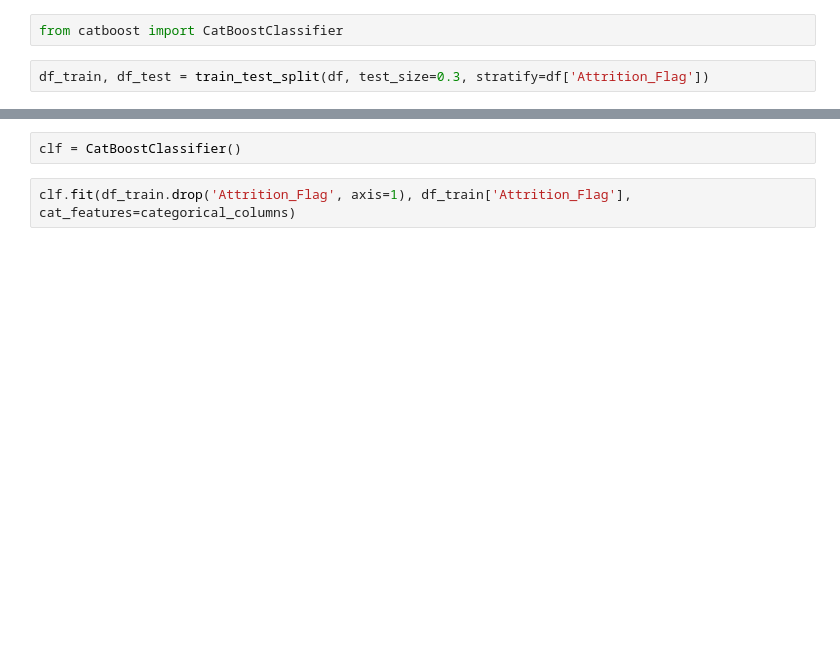
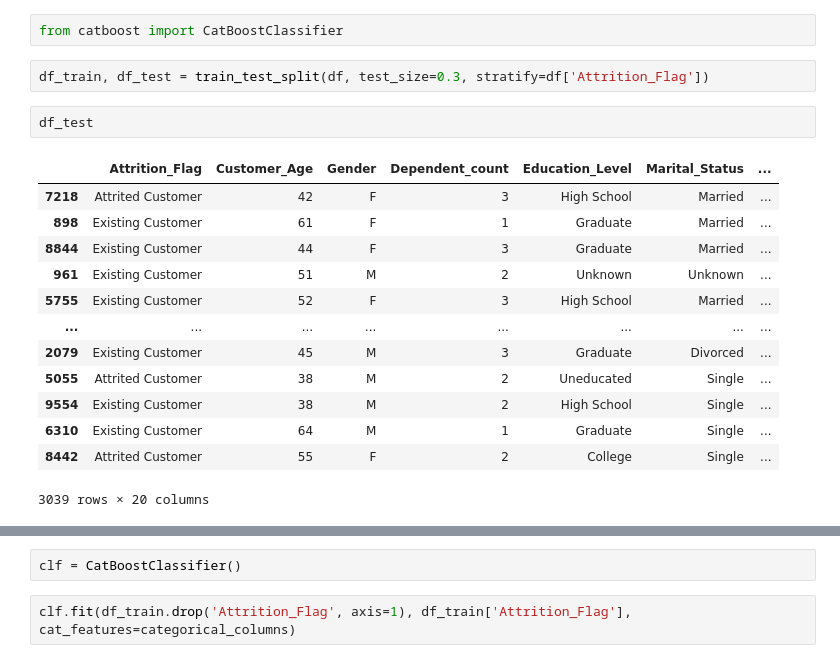
Before and after one commit to Badcat330/ds-for-business, a Jupyter notebook: home-assignment-2/ha2-churn-prediction.ipynb, the cells around one changed output, grey strips where cells are left out. Saved outputs shown, nothing was run; the diff lists cells and outputs as text; blank space fills up the shorter version.

```diff
--- a/home-assignment-2/ha2-churn-prediction.ipynb
+++ b/home-assignment-2/ha2-churn-prediction.ipynb
@@ -393,3 +515,19 @@ df = df.drop([
 from catboost import CatBoostClassifier
 # %%
 df_train, df_test = train_test_split(df, test_size=0.3, stratify=df['Attrition_Flag'])
+# %%
+df_test
+# %% [output]
+|  | Attrition_Flag | Customer_Age | Gender | Dependent_count | Education_Level | Marital_Status | ... |
+| 7218 | Attrited Customer | 42 | F | 3 | High School | Married | ... |
+| 898 | Existing Customer | 61 | F | 1 | Graduate | Married | ... |
+| 8844 | Existing Customer | 44 | F | 3 | Graduate | Married | ... |
+| 961 | Existing Customer | 51 | M | 2 | Unknown | Unknown | ... |
+| 5755 | Existing Customer | 52 | F | 3 | High School | Married | ... |
+| ... | ... | ... | ... | ... | ... | ... | ... |
+| 2079 | Existing Customer | 45 | M | 3 | Graduate | Divorced | ... |
+| 5055 | Attrited Customer | 38 | M | 2 | Uneducated | Single | ... |
+| 9554 | Existing Customer | 38 | M | 2 | High School | Single | ... |
+| 6310 | Existing Customer | 64 | M | 1 | Graduate | Single | ... |
+| 8442 | Attrited Customer | 55 | F | 2 | College | Single | ... |
+3039 rows × 20 columns
```
Also changed, not shown: parts of 21 cells of this notebook, 1 other file.
